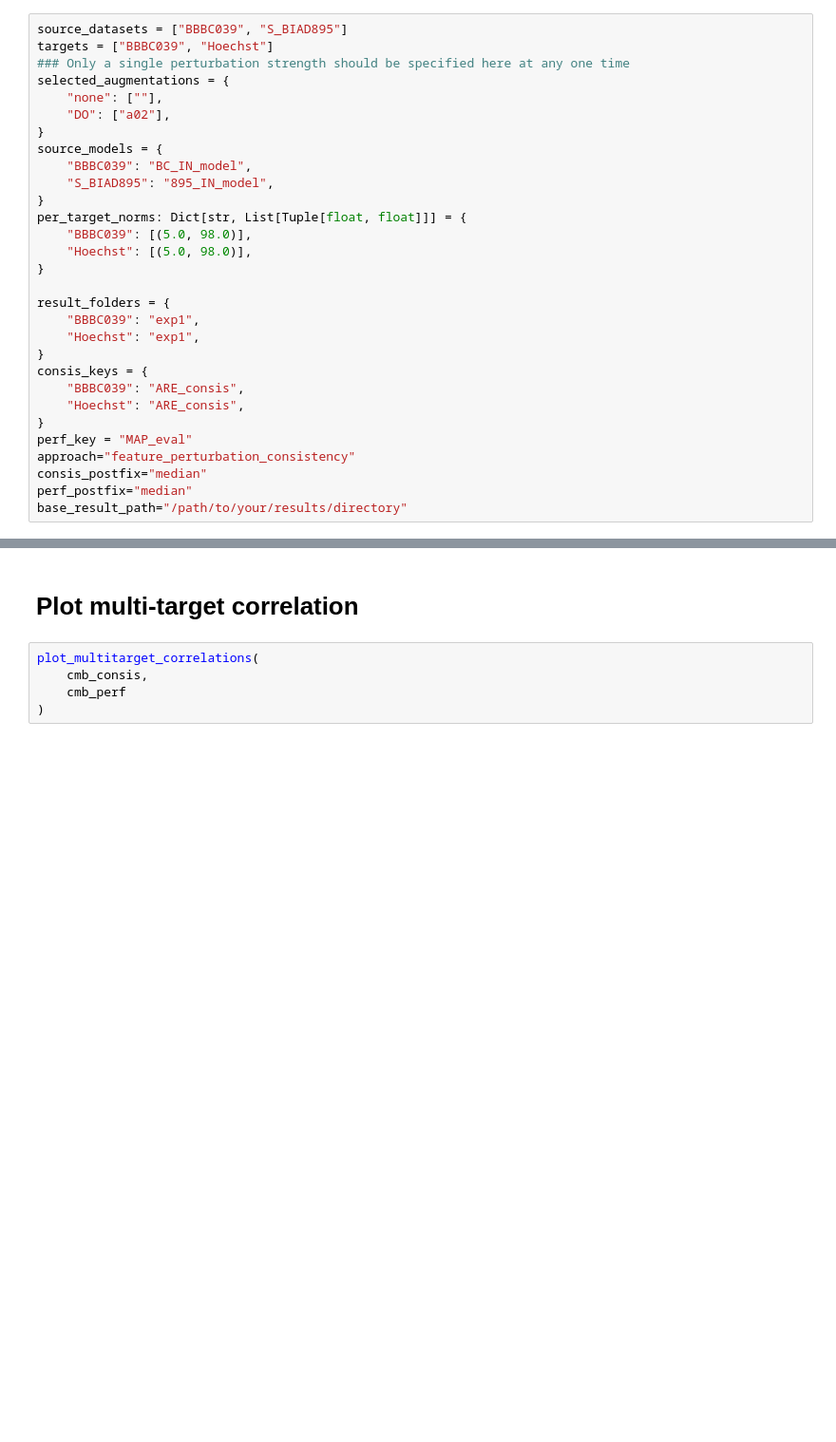
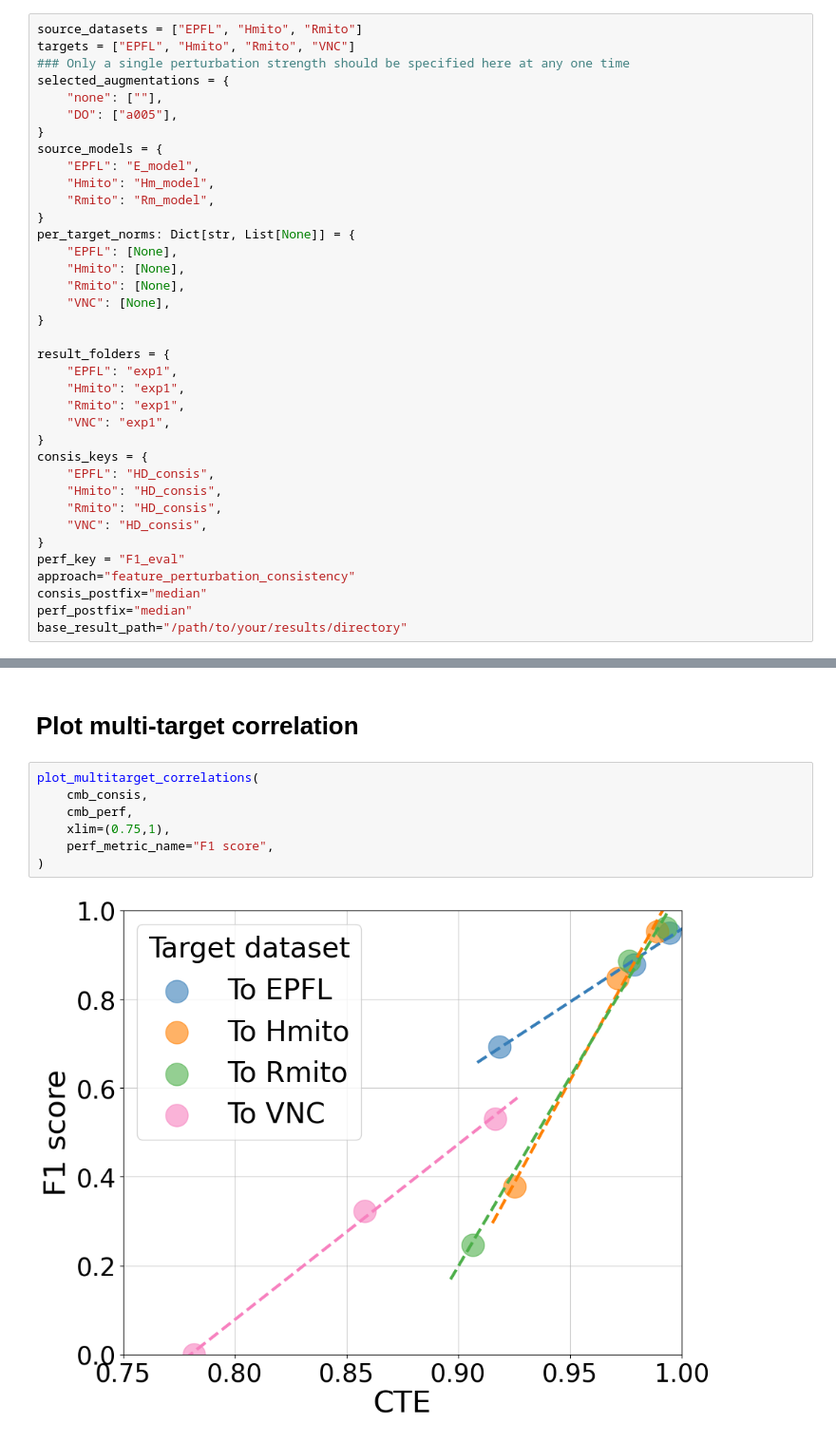
Before and after one commit to kreshuklab/CRank-Consistency_based_ranking, a Jupyter notebook: notebooks/Multitarget_correlation_plot.ipynb, the cells around one changed output, grey strips where cells are left out. Shown: that part at 95% size. Cells and saved outputs as stored; diff of their text form; blank space fills up the shorter version.

```diff
--- a/notebooks/Multitarget_correlation_plot.ipynb
+++ b/notebooks/Multitarget_correlation_plot.ipynb
@@ -7,31 +7,38 @@ from model_ranking.results import get_summary_results, results_to_arrays
 # %% [markdown]
 # Specify data to plot
 # %%
-source_datasets = ["BBBC039", "S_BIAD895"]
-targets = ["BBBC039", "Hoechst"]
+source_datasets = ["EPFL", "Hmito", "Rmito"]
+targets = ["EPFL", "Hmito", "Rmito", "VNC"]
 ### Only a single perturbation strength should be specified here at any one time
 selected_augmentations = {
     "none": [""],
-    "DO": ["a02"],
+    "DO": ["a005"],
 }
 source_models = {
-    "BBBC039": "BC_IN_model",
-    "S_BIAD895": "895_IN_model",
+    "EPFL": "E_model",
+    "Hmito": "Hm_model",
+    "Rmito": "Rm_model",
 }
-per_target_norms: Dict[str, List[Tuple[float, float]]] = {
-    "BBBC039": [(5.0, 98.0)],
-    "Hoechst": [(5.0, 98.0)],
+per_target_norms: Dict[str, List[None]] = {
+    "EPFL": [None],
+    "Hmito": [None],
+    "Rmito": [None],
+    "VNC": [None],
 }
 
 result_folders = {
-    "BBBC039": "exp1",
-    "Hoechst": "exp1",
+    "EPFL": "exp1",
+    "Hmito": "exp1",
+    "Rmito": "exp1",
+    "VNC": "exp1",
 }
 consis_keys = {
-    "BBBC039": "ARE_consis",
-    "Hoechst": "ARE_consis",
+    "EPFL": "HD_consis",
+    "Hmito": "HD_consis",
+    "Rmito": "HD_consis",
+    "VNC": "HD_consis",
 }
-perf_key = "MAP_eval"
+perf_key = "F1_eval"
 approach="feature_perturbation_consistency"
 consis_postfix="median"
 perf_postfix="median"
@@ -70,5 +90,9 @@ for target in targets:
 # %%
 plot_multitarget_correlations(
     cmb_consis,
-    cmb_perf
+    cmb_perf,
+    xlim=(0.75,1),
+    perf_metric_name="F1 score",
 )
+# %% [output]
+[figure, added]
```
Also changed, not shown: parts of 2 cells of this notebook.
